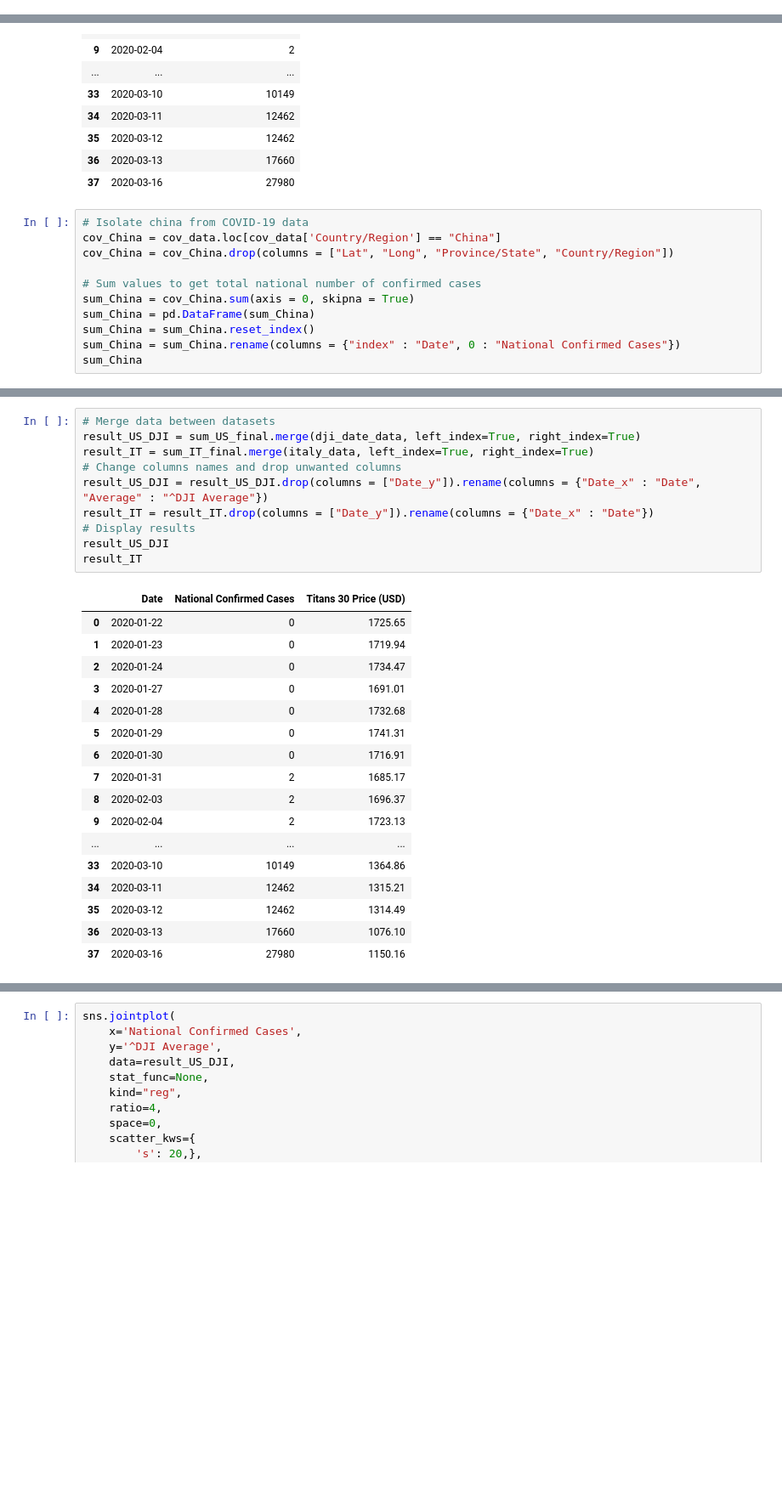
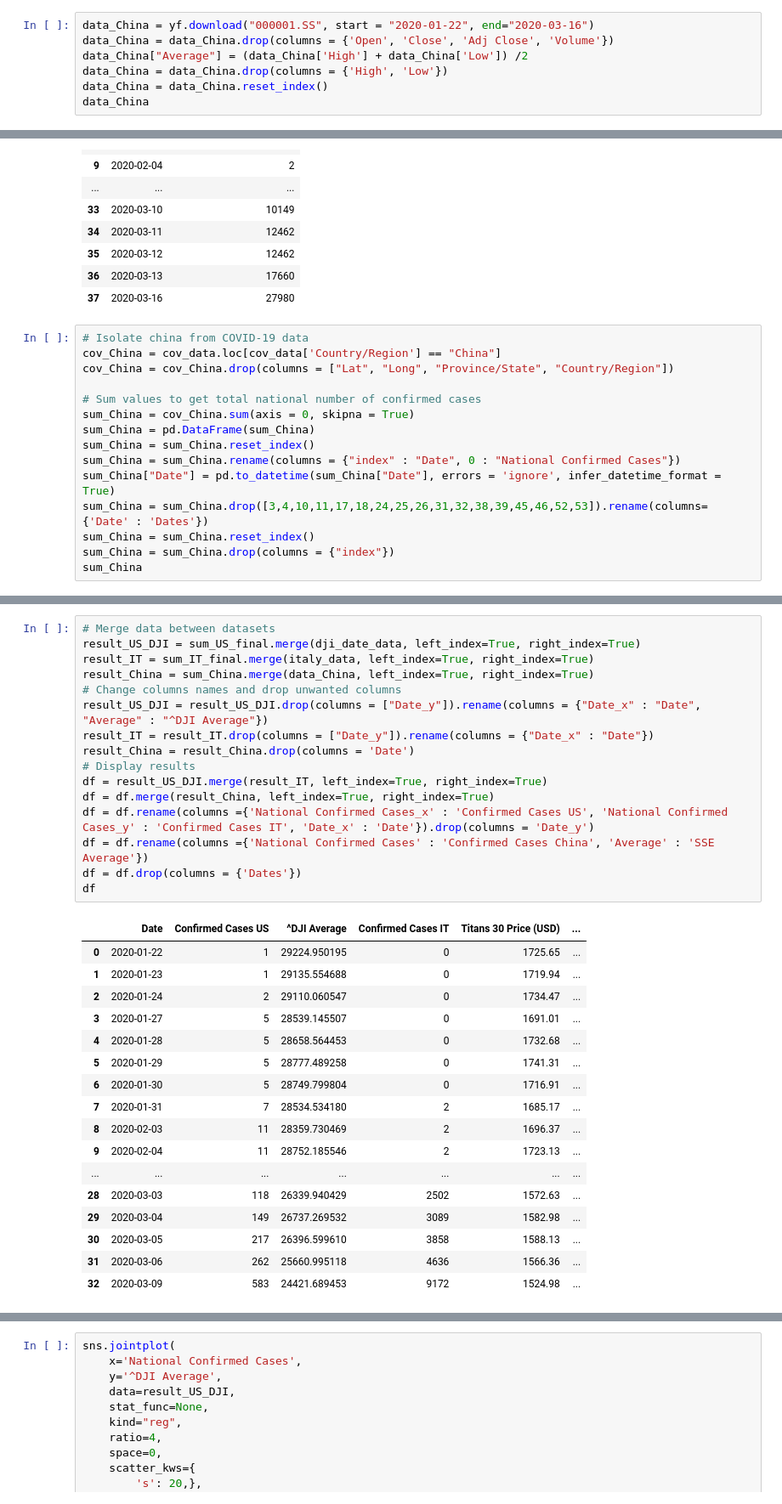
Before and after one commit to Robtaddeo/Coronadex, a Jupyter notebook: djia.ipynb, the cells around one changed output, grey strips where cells are left out. Shown at 85% size. Cells and saved outputs as stored; diff of their text form; blank space fills up the shorter version.

```diff
--- a/djia.ipynb
+++ b/djia.ipynb
@@ -99,3 +99,10 @@ italy_data
 | 39 | 3/17/2020 | 1090.55 |
 | 40 | 3/18/2020 | 1059.39 |
 | 41 | 3/19/2020 | 1073.48 |
+# %%
+data_China = yf.download("000001.SS", start = "2020-01-22", end="2020-03-16")
+data_China = data_China.drop(columns = {'Open', 'Close', 'Adj Close', 'Volume'})
+data_China["Average"] = (data_China['High'] + data_China['Low']) /2
+data_China = data_China.drop(columns = {'High', 'Low'})
+data_China = data_China.reset_index()
+data_China
@@ -226,5 +252,9 @@ sum_China = cov_China.sum(axis = 0, skipna = True)
 sum_China = pd.DataFrame(sum_China)
 sum_China = sum_China.reset_index()
 sum_China = sum_China.rename(columns = {"index" : "Date", 0 : "National Confirmed Cases"})
+sum_China["Date"] = pd.to_datetime(sum_China["Date"], errors = 'ignore', infer_datetime_format = True)
+sum_China = sum_China.drop([3,4,10,11,17,18,24,25,26,31,32,38,39,45,46,52,53]).rename(columns={'Date' : 'Dates'})
+sum_China = sum_China.reset_index()
+sum_China = sum_China.drop(columns = {"index"})
 sum_China
 # %% [output]
@@ -248,28 +278,34 @@ sum_China
 # %%
 # Merge data between datasets
 result_US_DJI = sum_US_final.merge(dji_date_data, left_index=True, right_index=True)
 result_IT = sum_IT_final.merge(italy_data, left_index=True, right_index=True)
+result_China = sum_China.merge(data_China, left_index=True, right_index=True)
 # Change columns names and drop unwanted columns
 result_US_DJI = result_US_DJI.drop(columns = ["Date_y"]).rename(columns = {"Date_x" : "Date", "Average" : "^DJI Average"})
 result_IT = result_IT.drop(columns = ["Date_y"]).rename(columns = {"Date_x" : "Date"})
+result_China = result_China.drop(columns = 'Date')
 # Display results
-result_US_DJI
-result_IT
+df = result_US_DJI.merge(result_IT, left_index=True, right_index=True)
+df = df.merge(result_China, left_index=True, right_index=True)
+df = df.rename(columns ={'National Confirmed Cases_x' : 'Confirmed Cases US', 'National Confirmed Cases_y' : 'Confirmed Cases IT', 'Date_x' : 'Date'}).drop(columns = 'Date_y')
+df = df.rename(columns ={'National Confirmed Cases' : 'Confirmed Cases China', 'Average' : 'SSE Average'})
+df = df.drop(columns = {'Dates'})
+df
 # %% [output]
-|  | Date | National Confirmed Cases | Titans 30 Price (USD) |
-| 0 | 2020-01-22 | 0 | 1725.65 |
-| 1 | 2020-01-23 | 0 | 1719.94 |
-| 2 | 2020-01-24 | 0 | 1734.47 |
-| 3 | 2020-01-27 | 0 | 1691.01 |
-| 4 | 2020-01-28 | 0 | 1732.68 |
-| 5 | 2020-01-29 | 0 | 1741.31 |
-| 6 | 2020-01-30 | 0 | 1716.91 |
-| 7 | 2020-01-31 | 2 | 1685.17 |
-| 8 | 2020-02-03 | 2 | 1696.37 |
-| 9 | 2020-02-04 | 2 | 1723.13 |
-| ... | ... | ... | ... |
-| 33 | 2020-03-10 | 10149 | 1364.86 |
-| 34 | 2020-03-11 | 12462 | 1315.21 |
-| 35 | 2020-03-12 | 12462 | 1314.49 |
-| 36 | 2020-03-13 | 17660 | 1076.10 |
-| 37 | 2020-03-16 | 27980 | 1150.16 |
+|  | Date | Confirmed Cases US | ^DJI Average | Confirmed Cases IT | Titans 30 Price (USD) | ... |
+| 0 | 2020-01-22 | 1 | 29224.950195 | 0 | 1725.65 | ... |
+| 1 | 2020-01-23 | 1 | 29135.554688 | 0 | 1719.94 | ... |
+| 2 | 2020-01-24 | 2 | 29110.060547 | 0 | 1734.47 | ... |
+| 3 | 2020-01-27 | 5 | 28539.145507 | 0 | 1691.01 | ... |
+| 4 | 2020-01-28 | 5 | 28658.564453 | 0 | 1732.68 | ... |
+| 5 | 2020-01-29 | 5 | 28777.489258 | 0 | 1741.31 | ... |
+| 6 | 2020-01-30 | 5 | 28749.799804 | 0 | 1716.91 | ... |
+| 7 | 2020-01-31 | 7 | 28534.534180 | 2 | 1685.17 | ... |
+| 8 | 2020-02-03 | 11 | 28359.730469 | 2 | 1696.37 | ... |
+| 9 | 2020-02-04 | 11 | 28752.185546 | 2 | 1723.13 | ... |
+| ... | ... | ... | ... | ... | ... | ... |
+| 28 | 2020-03-03 | 118 | 26339.940429 | 2502 | 1572.63 | ... |
+| 29 | 2020-03-04 | 149 | 26737.269532 | 3089 | 1582.98 | ... |
+| 30 | 2020-03-05 | 217 | 26396.599610 | 3858 | 1588.13 | ... |
+| 31 | 2020-03-06 | 262 | 25660.995118 | 4636 | 1566.36 | ... |
+| 32 | 2020-03-09 | 583 | 24421.689453 | 9172 | 1524.98 | ... |
```
Also changed, not shown: parts of 11 cells of this notebook, 1 other file.
